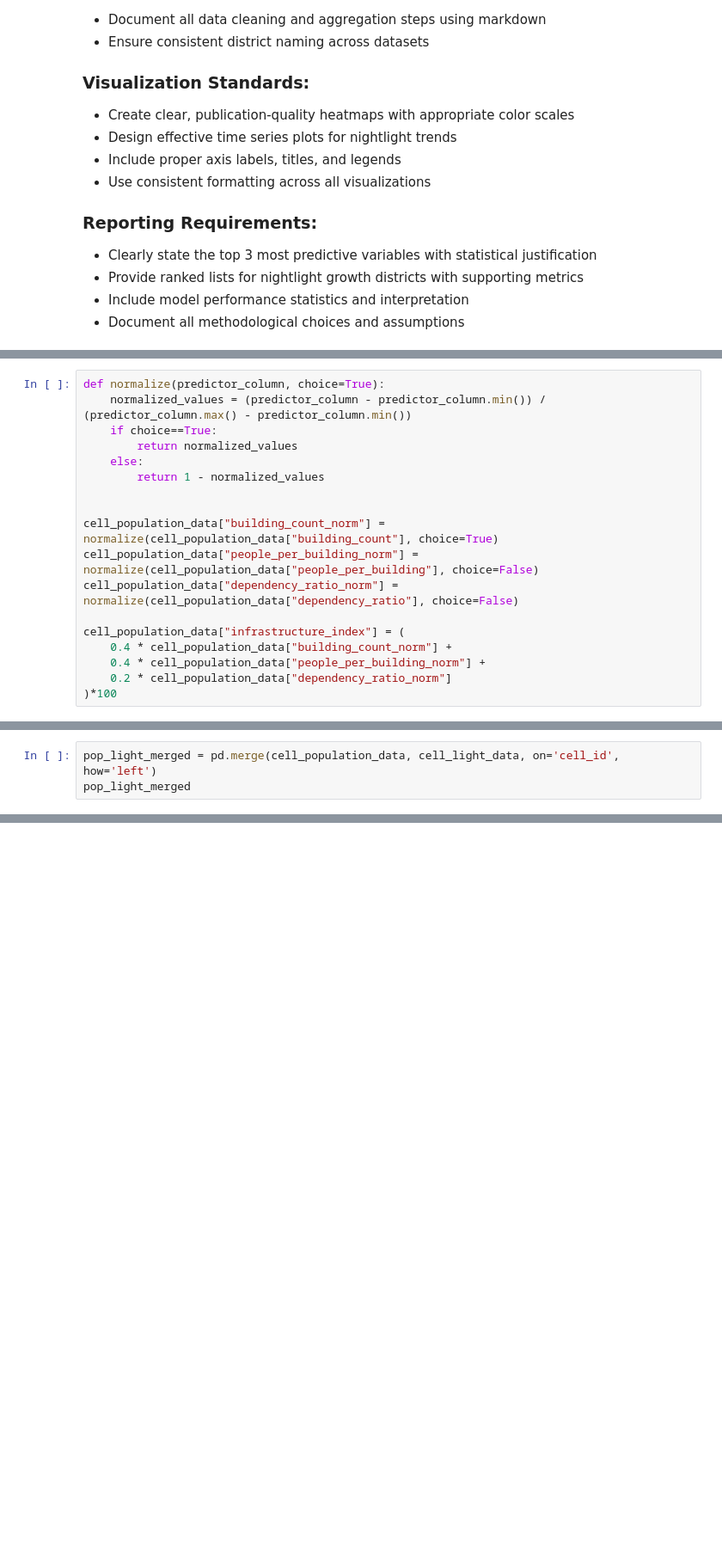
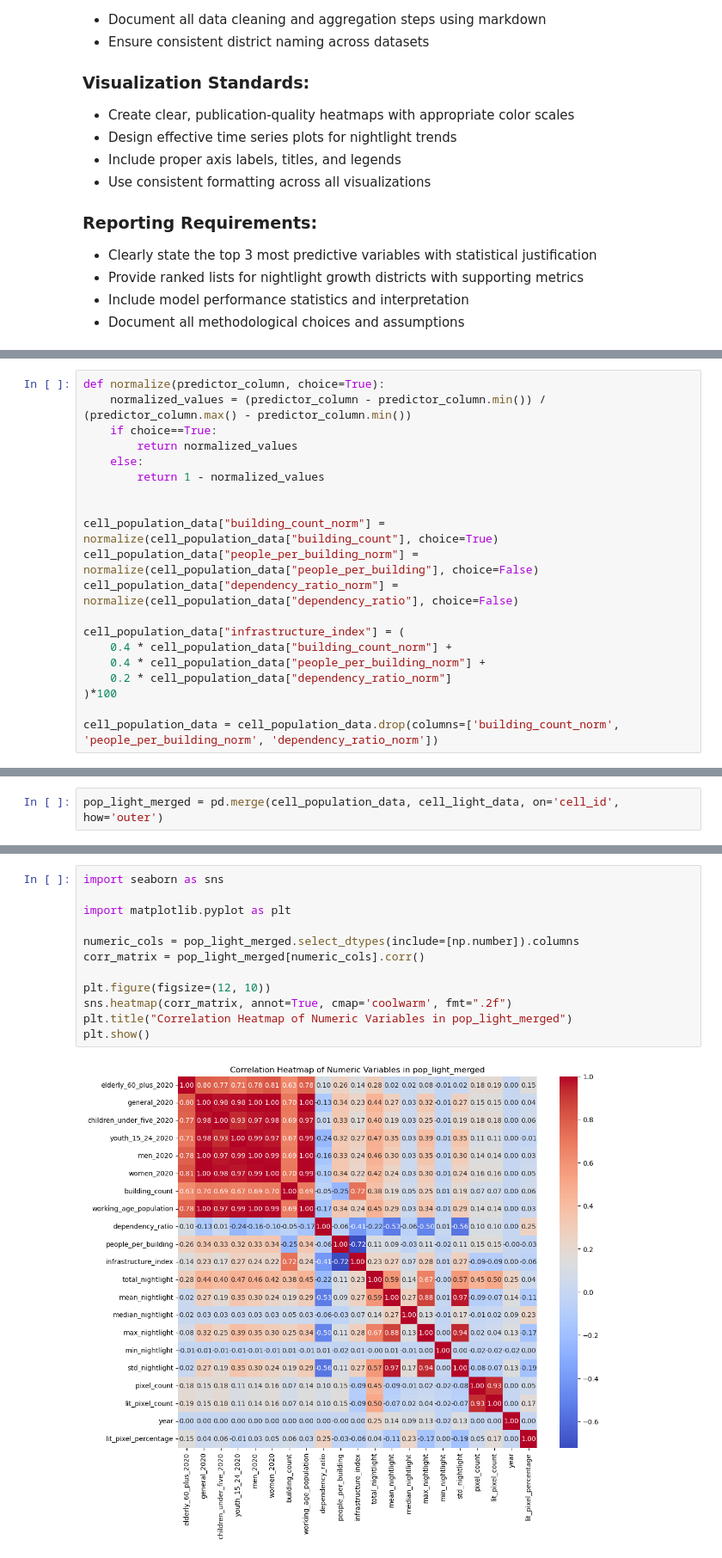
Before and after one commit to docileum/AIMS-DSCBI, a Jupyter notebook: notebooks/assignments/assignment-2.ipynb, the cells around one changed output, grey strips where cells are left out. Shown at 86% size. Drawn from its saved outputs; the diff is of its cells as text; blank space fills up the shorter version.

Commit message:
Refactor and enhance assignment-2 notebook
Worked on the second part of the assignment, including the heatmap, the model prediction, and parameter exploration

```diff
--- a/notebooks/assignments/assignment-2.ipynb
+++ b/notebooks/assignments/assignment-2.ipynb
@@ -350,6 +328,8 @@ cell_population_data["infrastructure_index"] = (
     0.4 * cell_population_data["people_per_building_norm"] +
     0.2 * cell_population_data["dependency_ratio_norm"]
 )*100
+
+cell_population_data = cell_population_data.drop(columns=['building_count_norm', 'people_per_building_norm', 'dependency_ratio_norm'])
 # %%
 
 df_filtered = cell_light_data[cell_light_data['year'].isin([2015, 2024])]
@@ -378,5 +358,4 @@ df_pivot.head()
 | 3 | RWA.1.1.1.4_1 | Tumba | Burera | 43.434343 | 2.817203 | 17.876629 | ... |
 | 4 | RWA.1.1.10.1_1 | Bugamba | Burera | 46.000000 | 3.146631 | 20.117586 | ... |
 # %%
-pop_light_merged = pd.merge(cell_population_data, cell_light_data, on='cell_id', how='left')
-pop_light_merged
+pop_light_merged = pd.merge(cell_population_data, cell_light_data, on='cell_id', how='outer')
@@ -417,0 +362,14 @@ df_merged
+# %%
+import seaborn as sns
+
+import matplotlib.pyplot as plt
+
+numeric_cols = pop_light_merged.select_dtypes(include=[np.number]).columns
+corr_matrix = pop_light_merged[numeric_cols].corr()
+
+plt.figure(figsize=(12, 10))
+sns.heatmap(corr_matrix, annot=True, cmap='coolwarm', fmt=".2f")
+plt.title("Correlation Heatmap of Numeric Variables in pop_light_merged")
+plt.show()
+# %% [output]
+[figure, added]
```
Also changed, not shown: parts of 22 cells of this notebook.
